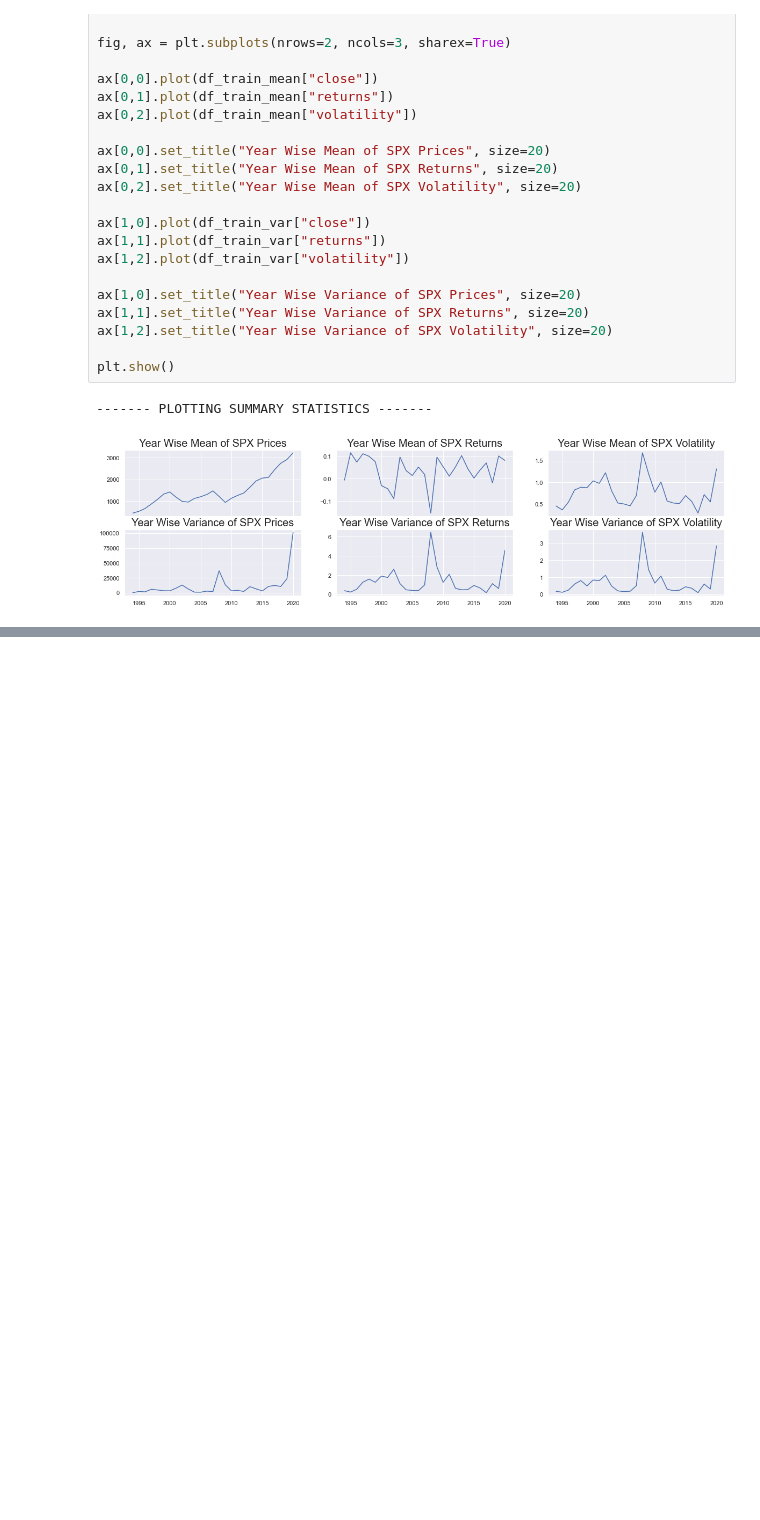
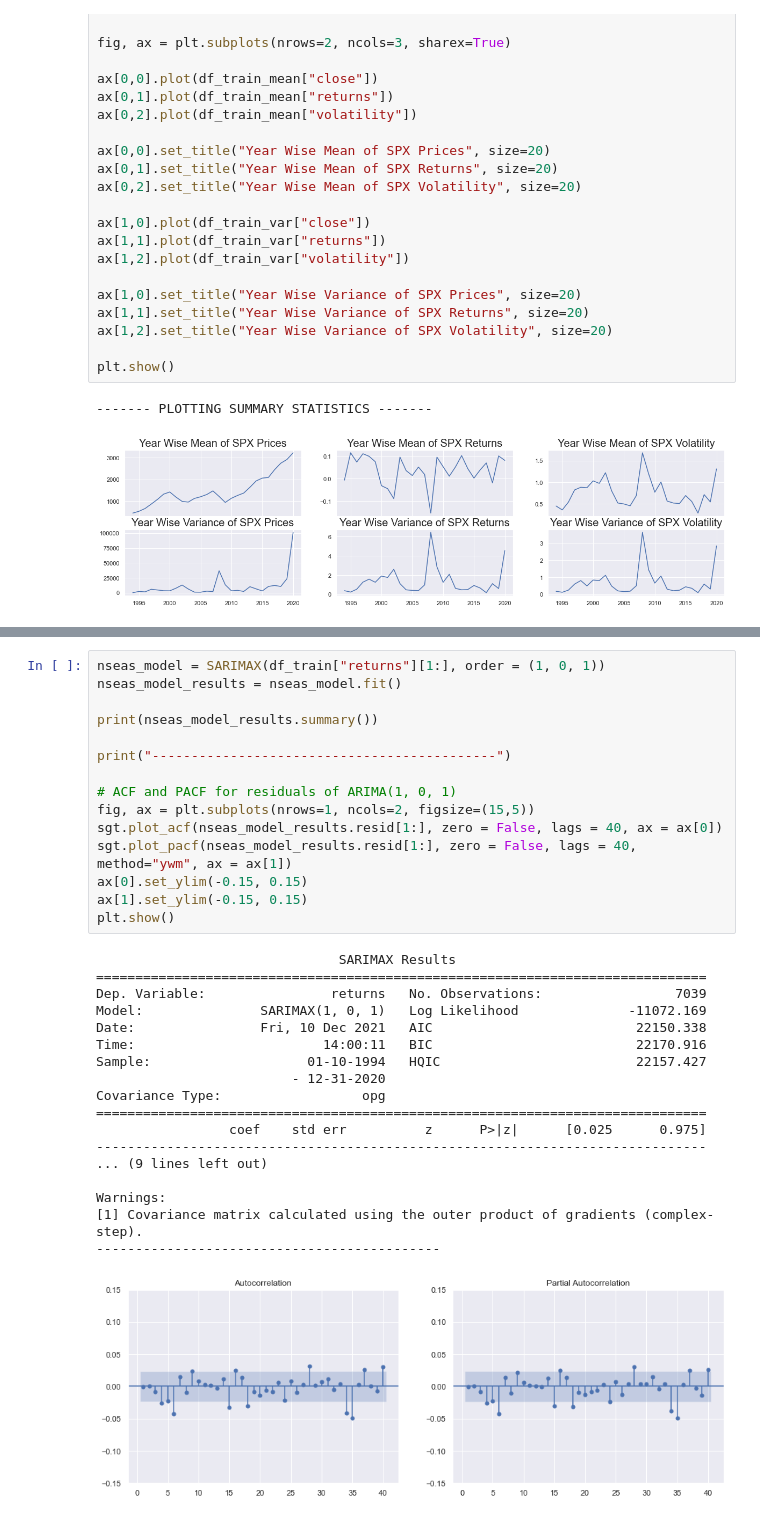
Before and after one commit to drpoxx/statforecast_intro, a Jupyter notebook: forecasting_introduction.ipynb, the cells around one changed output, grey strips where cells are left out. Saved outputs shown, nothing was run; the diff lists cells and outputs as text; blank space fills up the shorter version.

Commit message:
Update with SARIMA, ARIMA

```diff
--- a/forecasting_introduction.ipynb
+++ b/forecasting_introduction.ipynb
@@ -318,0 +355,34 @@ adfuller(df_train["close"])
+# %%
+nseas_model = SARIMAX(df_train["returns"][1:], order = (1, 0, 1))
+nseas_model_results = nseas_model.fit()
+
+print(nseas_model_results.summary())
+
+print("--------------------------------------------")
+
+# ACF and PACF for residuals of ARIMA(1, 0, 1)
+fig, ax = plt.subplots(nrows=1, ncols=2, figsize=(15,5))
+sgt.plot_acf(nseas_model_results.resid[1:], zero = False, lags = 40, ax = ax[0])
+sgt.plot_pacf(nseas_model_results.resid[1:], zero = False, lags = 40, method="ywm", ax = ax[1])
+ax[0].set_ylim(-0.15, 0.15)
+ax[1].set_ylim(-0.15, 0.15)
+plt.show()
+# %% [output]
+                               SARIMAX Results
+==============================================================================
+Dep. Variable:                returns   No. Observations:                 7039
+Model:               SARIMAX(1, 0, 1)   Log Likelihood              -11072.169
+Date:                Fri, 10 Dec 2021   AIC                          22150.338
+Time:                        14:00:11   BIC                          22170.916
+Sample:                    01-10-1994   HQIC                         22157.427
+                         - 12-31-2020
+Covariance Type:                  opg
+==============================================================================
+                 coef    std err          z      P>|z|      [0.025      0.975]
+------------------------------------------------------------------------------
+... (9 lines left out)
+
+Warnings:
+[1] Covariance matrix calculated using the outer product of gradients (complex-step).
+--------------------------------------------
+[figure, added]
```
Also changed, not shown: parts of 11 cells of this notebook.
